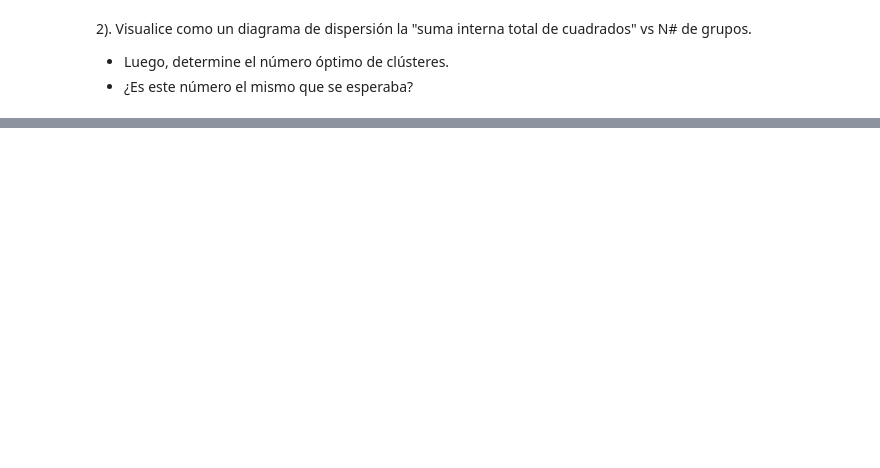
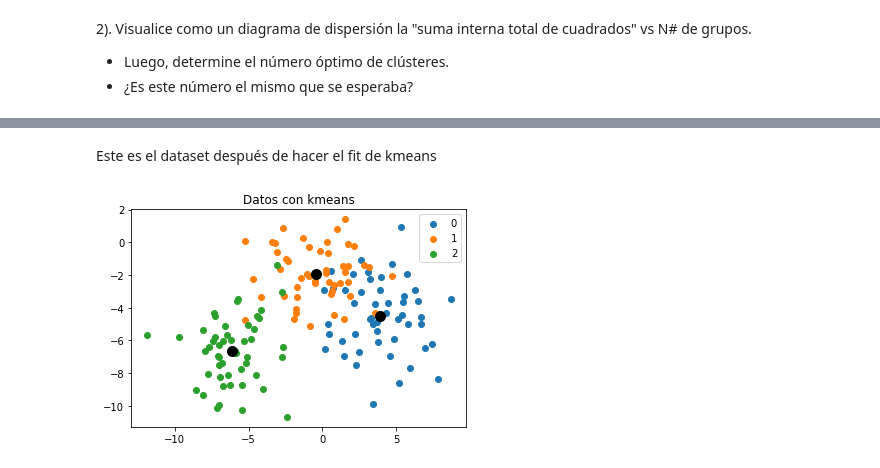
Before and after one commit to AndreaMendez09/Samsung-IA, a Jupyter notebook: 3.Ejercicios completados/2. Ejercicios obligatorios/Entregable 4 ML/problem_0401.ipynb, the cells around one changed output, grey strips where cells are left out. Drawn from its saved outputs; the diff is of its cells as text; code cells hidden in the pictures; blank space fills up the shorter version.

```diff
--- a/3.Ejercicios completados/2. Ejercicios obligatorios/Entregable 4 ML/problem_0401.ipynb
+++ b/3.Ejercicios completados/2. Ejercicios obligatorios/Entregable 4 ML/problem_0401.ipynb
@@ -28,0 +29,3 @@ def total_internal_ss(X, centers, clusters):
+# %%
+kmeans = KMeans(n_clusters = 3, random_state=123) #Sabemos que tenemos tres clases por el dataset, normalmente no lo tendremos
+kmeans.fit(X) #Le pasamos la información
@@ -36,0 +130,19 @@ def total_internal_ss(X, centers, clusters):
+# %% [markdown]
+Este es el dataset después de hacer el fit de kmeans
+# %%
+kmeans = KMeans(n_clusters = 3, random_state=123) #Sabemos que tenemos tres clases por el dataset, normalmente no lo tendremos
+kmeans.fit(X_P) #Le pasamos la información
+
+u_labels = np.unique(kmeans.labels_)
+centroids = kmeans.cluster_centers_
+label2 = kmeans.predict(X_P)
+
+for i in u_labels:
+    plt.scatter(X_P[label2 == i , 0] , X_P[label2 == i , 1] , label = i)
+
+plt.title('Datos con kmeans')
+plt.scatter(centroids[:,0] , centroids[:,1] , s = 100, color = 'black') #Siendo s el tamaño del punto
+plt.legend()
+plt.show()
+# %% [output]
+[figure, added]
```
Also changed, not shown: parts of 19 cells of this notebook, 3 other files.
